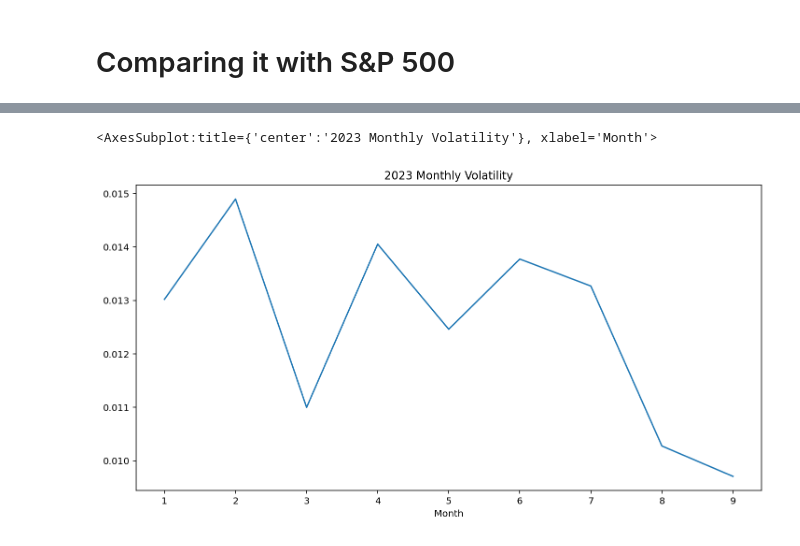
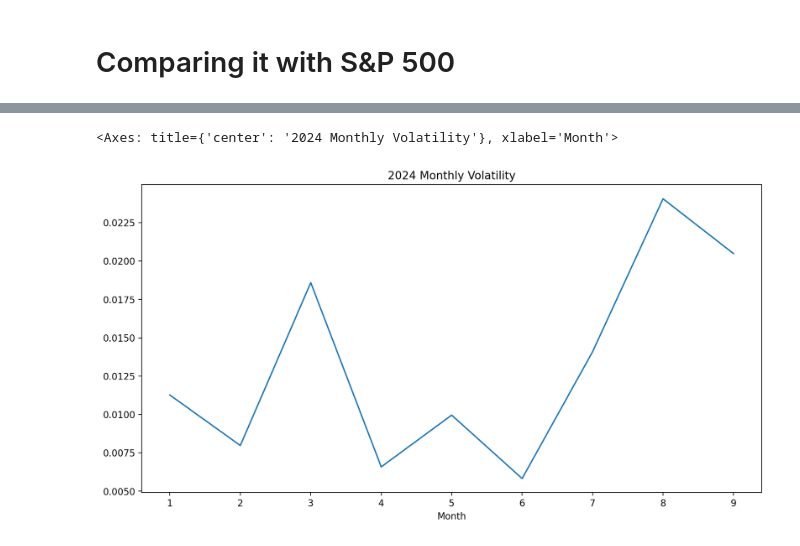
Before and after one commit to prajtuladhar/Nepse-Index-return-distribution, a Jupyter notebook: Nepse returns.ipynb, the cells around one changed output, grey strips where cells are left out. Drawn from its saved outputs; the diff is of its cells as text; code cells hidden in the pictures.

```diff
--- a/Nepse returns.ipynb
+++ b/Nepse returns.ipynb
@@ -9,9 +9,10 @@ from scipy.stats import probplot
 # %%
 %%time
 %config InlineBackend.figure_format = 'retina'
-df = pd.read_excel('/Users/prajwal/Desktop/nepse/nepse_vs_sp500 (updated).xlsx')
+df = pd.read_excel('/Users/praj/Desktop/Hard drive folders/Nepse/nepse_vs_sp500 (updated).xlsx')
 df = df.set_index(df.Date)
+df.index = pd.to_datetime(df.index)
 nepse = pd.DataFrame(df.NEPSE)
-plt.figure(figsize=(10,6))
+plt.figure(figsize=(13,5))
 plt.plot(nepse)
 # %% [output]
@@ -326,6 +344,0 @@ import talib
-# %%
-# Moving average using TALIB package
-nepse['SMA'] = talib.SMA(nepse['NEPSE'], timeperiod=200)
-plt.figure(figsize=(12,7))
-plt.plot(nepse.NEPSE)
-plt.plot(nepse.SMA)
@@ -375,0 +347,17 @@ See the caveats in the documentation: https://pandas.pydata.org/pandas-docs/stab
+# %%
+nepse_2024 = nepse.loc['2023-12-31': ]
+nepse_2024['returns'] = nepse_2024['NEPSE'].pct_change()
+nepse_2024['year'] = nepse_2024.index.year
+nepse_2024['month'] = nepse_2024.index.month
+nepse_2024['day_of_the_month'] = nepse_2024.index.day
+
+
+cum_mlt_rets = pd.DataFrame(nepse_2024['NEPSE'].pct_change().resample('M').agg(lambda x: (1+x).prod()-1))
+cum_mlt_rets['Month'] = cum_mlt_rets.index.month
+cum_mlt_rets = cum_mlt_rets.set_index(cum_mlt_rets.Month)
+cum_mlt_rets['NEPSE'].plot.bar(figsize=(12,6), title='2023 Monthly Returns')
+
+
+# Add values above the bars
+for i, v in enumerate(cum_mlt_rets.NEPSE.round(2)):
+    plt.text(i, v+0.01, str(v), ha='center', va='top')
@@ -376,13 +386,13 @@ See the caveats in the documentation: https://pandas.pydata.org/pandas-docs/stab
 # %%
 # get monthly volatility for 2023
-monthly_volatility_2023 = pd.DataFrame(nepse_2023.resample('M')['returns'].std())
-monthly_volatility_2023['Month'] = monthly_volatility_2023.index.month
-monthly_volatility_2023 = monthly_volatility_2023.set_index(monthly_volatility_2023.Month)
-monthly_volatility_2023 = monthly_volatility_2023.rename(columns={'returns': 'Volatility'})
-monthly_volatility_2023['Volatility'].plot.line(figsize=(12,6), title='2023 Monthly Volatility')
+monthly_volatility_2024 = pd.DataFrame(nepse_2024.resample('M')['returns'].std())
+monthly_volatility_2024['Month'] = monthly_volatility_2024.index.month
+monthly_volatility_2024 = monthly_volatility_2024.set_index(monthly_volatility_2024.Month)
+monthly_volatility_2024 = monthly_volatility_2024.rename(columns={'returns': 'Volatility'})
+monthly_volatility_2024['Volatility'].plot.line(figsize=(12,6), title='2024 Monthly Volatility')
 # %% [output]
-<AxesSubplot:title={'center':'2023 Monthly Volatility'}, xlabel='Month'>
+<Axes: title={'center': '2024 Monthly Volatility'}, xlabel='Month'>
-[figure, old version]
+[figure, new version]
 # %%
 x = cum_mlt_rets.index
 y1 = cum_mlt_rets.NEPSE
```
Also changed, not shown: parts of 38 cells of this notebook.
